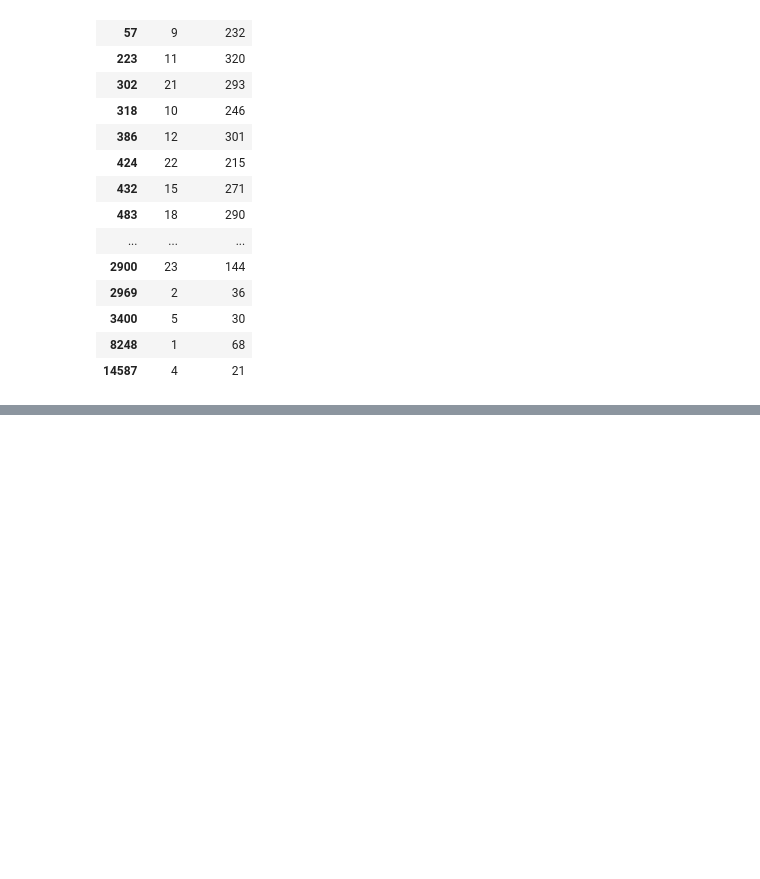
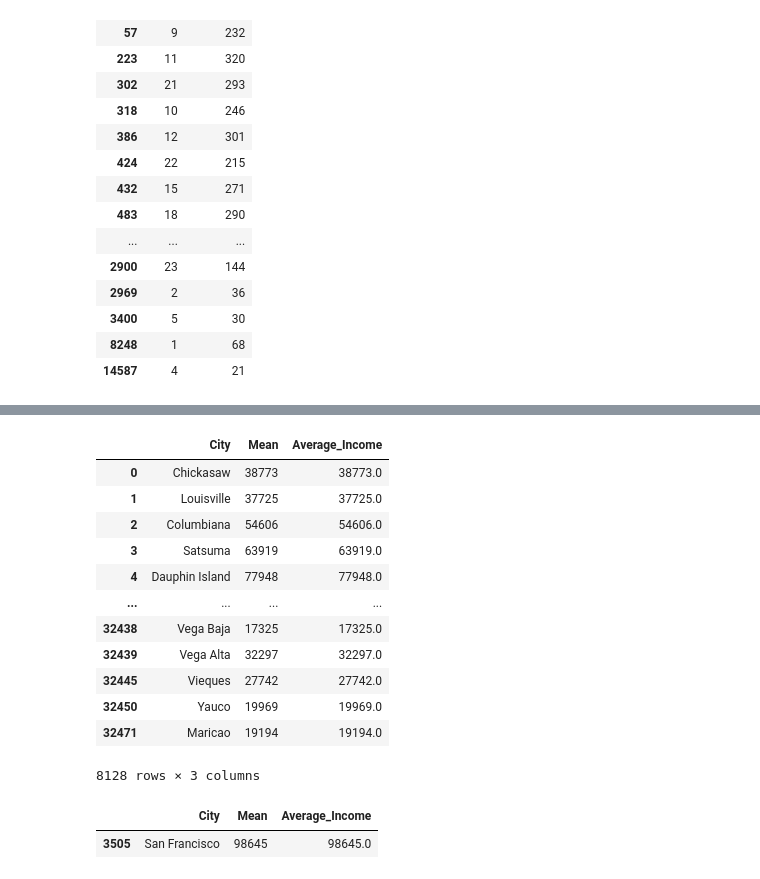
Before and after one commit to aseemarora08/PersonalProjects, a Jupyter notebook: Python/Sales_Project_Analysis/sales_data_project.ipynb, the cells around one changed output, grey strips where cells are left out. Cells and saved outputs as stored; diff of their text form; code cells hidden in the pictures; blank space fills up the shorter version.

```diff
--- a/Python/sales_data_project.ipynb
+++ b/Python/Sales_Project_Analysis/sales_data_project.ipynb
@@ -671 +692,3 @@ mac_hourly_sales_plot
+# %%
+income['City'] = income['City'].astype(str)
 # %%
@@ -681,0 +746,24 @@ mac_hourly_sales_plot
+# %%
+income_sales_city = income_sales_city.assign(
+    Average_Income=income_sales_city.groupby('City')['Mean'].transform('mean')
+)
+income_sales_city.round(0)
+# %% [output]
+|  | City | Mean | Average_Income |
+| 0 | Chickasaw | 38773 | 38773.0 |
+| 1 | Louisville | 37725 | 37725.0 |
+| 2 | Columbiana | 54606 | 54606.0 |
+| 3 | Satsuma | 63919 | 63919.0 |
+| 4 | Dauphin Island | 77948 | 77948.0 |
+| ... | ... | ... | ... |
+| 32438 | Vega Baja | 17325 | 17325.0 |
+| 32439 | Vega Alta | 32297 | 32297.0 |
+| 32445 | Vieques | 27742 | 27742.0 |
+| 32450 | Yauco | 19969 | 19969.0 |
+| 32471 | Maricao | 19194 | 19194.0 |
+8128 rows × 3 columns
+# %%
+income_sales_city[income_sales_city["City"] == "San Francisco"]
+# %% [output]
+|  | City | Mean | Average_Income |
+| 3505 | San Francisco | 98645 | 98645.0 |
```
Also changed, not shown: parts of 18 cells of this notebook, 3 other files.
